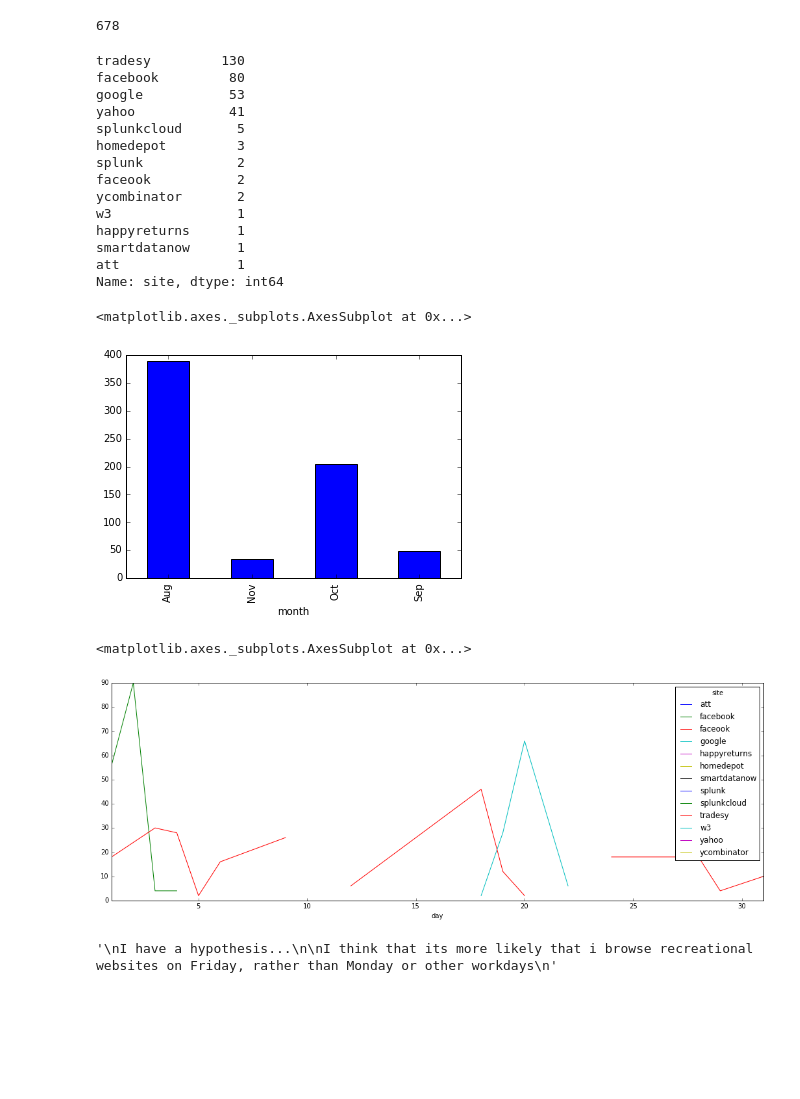
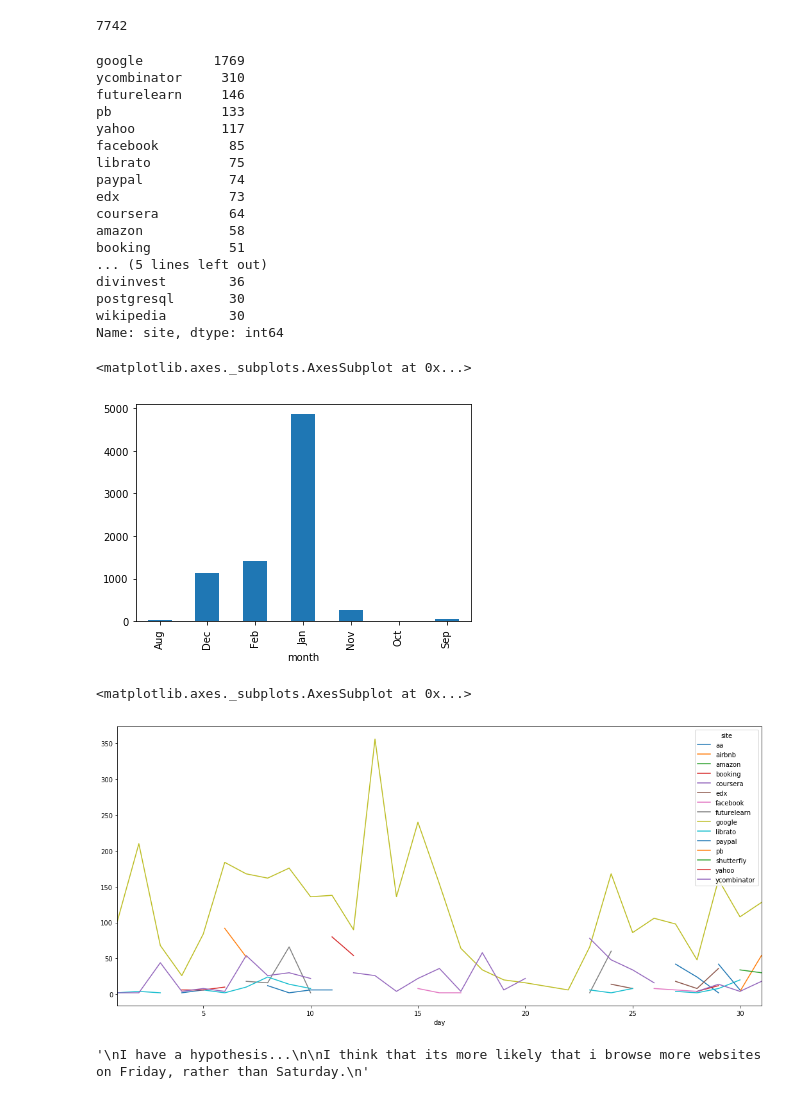
Before and after one commit to tylergeery/takeout-insights, a Jupyter notebook: chrome.ipynb, the cells around one changed output. Drawn from its saved outputs; the diff is of its cells as text; code cells hidden in the pictures; blank space fills up the shorter version.

```diff
--- a/chrome.ipynb
+++ b/chrome.ipynb
@@ -8,7 +8,7 @@ import numpy as np
 
 from pprint import pprint
 
-with open('./data/Chrome/BrowserHistory-Gmail.json') as data_file:
+with open('./data/Chrome/BrowserHistory.json') as data_file:
     data = json.load(data_file)
 
 chrome_df = pd.DataFrame(data["Browser History"])
@@ -25,40 +34,45 @@ chrome_df['month'], chrome_df['day'], chrome_df['year'], chrome_df['day_of_week'
 # %%
 ### Filter urls
 # %%
-chrome_df['site'] = chrome_df['url'].str.extract('\.(\w+)(?:\.com|\.org|\.net|\.co)')
+chrome_df['site'] = chrome_df['url'].str.extract('\.(\w+)(?:\.com|\.org|\.net|\.co)', expand=False)
 # %%
 ### Plot some data
 len(chrome_df.index)
 # %% [output]
-678
+7742
 # %%
 chrome_df['site'].value_counts().sort_values(ascending=False).head(20)
 # %% [output]
-tradesy         130
-facebook         80
-google           53
-yahoo            41
-splunkcloud       5
-homedepot         3
-splunk            2
-faceook           2
-ycombinator       2
-w3                1
-happyreturns      1
-smartdatanow      1
-att               1
+google         1769
+ycombinator     310
+futurelearn     146
+pb              133
+yahoo           117
+facebook         85
+librato          75
+paypal           74
+edx              73
+coursera         64
+amazon           58
+booking          51
+... (5 lines left out)
+divinvest        36
+postgresql       30
+wikipedia        30
 Name: site, dtype: int64
 # %%
 chrome_df[['month', 'client_id']].groupby("month").agg(['count']).plot(kind="bar", legend=False)
 # %% [output]
 <matplotlib.axes._subplots.AxesSubplot at 0x...>
-[figure, old version]
+[figure, new version]
 # %%
 #chrome_df.groupby("site").plot(kind="line", x="day", sharex=True)
-pd.pivot_table(chrome_df[['site', 'day']], columns='site', index='day', aggfunc=np.count_nonzero).plot(figsize=(18,6))
+top_sites = chrome_df.groupby(['site']).count().sort_values(by='title', ascending=False).head(15).index
+top_sites_df = chrome_df[chrome_df['site'].isin(top_sites)]
+pd.pivot_table(top_sites_df[['site', 'day']], columns='site', index='day', aggfunc=np.count_nonzero).plot(figsize=(18,8))
 # %% [output]
 <matplotlib.axes._subplots.AxesSubplot at 0x...>
-[figure, old version]
+[figure, new version]
 # %%
 ## Lets run a test
 ### Just for fun
@@ -66,7 +80,8 @@ pd.pivot_table(chrome_df[['site', 'day']], columns='site', index='day', aggfunc=
 """
 I have a hypothesis...
 
-I think that its more likely that i browse recreational websites on Friday, rather than Monday or other workdays
+I think that its more likely that i browse more websites on Friday, rather than Saturday.
+This may not sound like an interesting test. And you're right, but this is my blog
 """
 # %% [output]
-'\nI have a hypothesis...\n\nI think that its more likely that i browse recreational websites on Friday, rather than Monday or other workdays\n'
+'\nI have a hypothesis...\n\nI think that its more likely that i browse more websites on Friday, rather than Saturday.\n'
```
Also changed, not shown: parts of 6 cells of this notebook.
